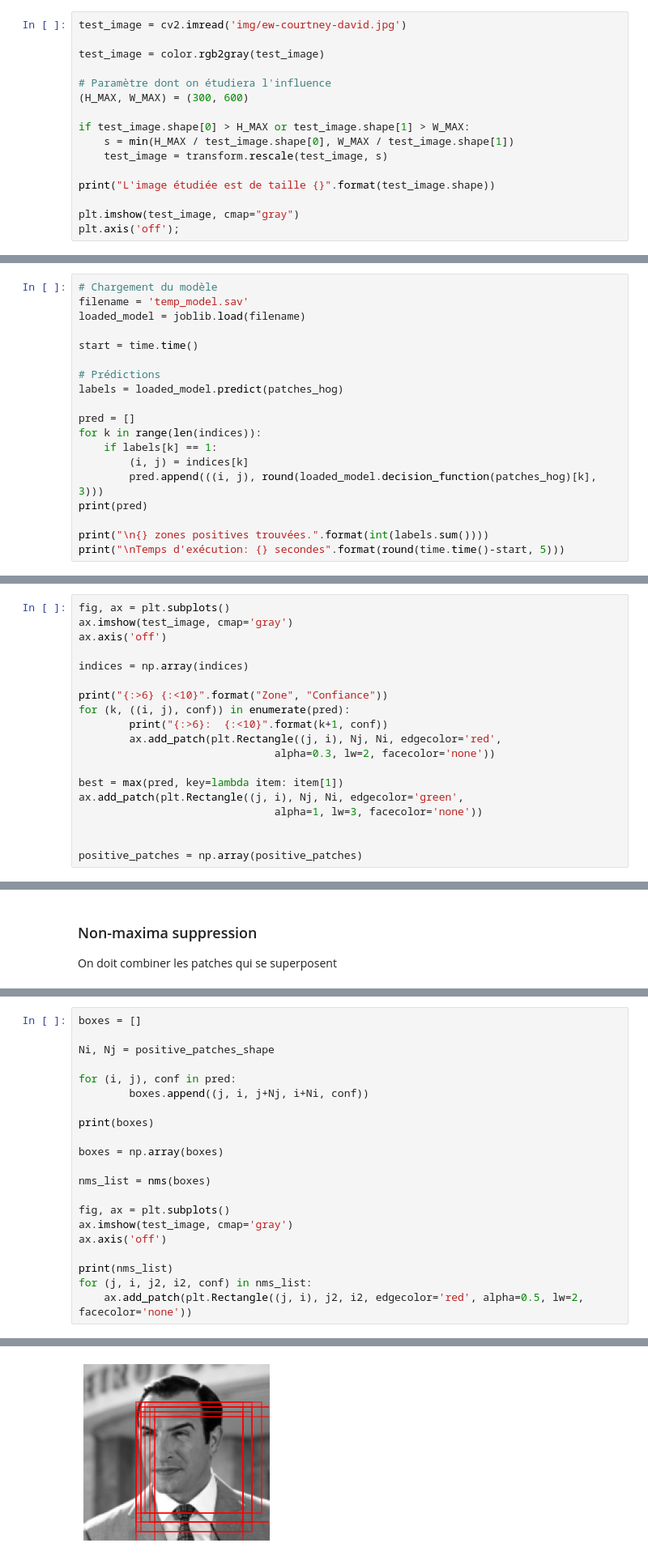
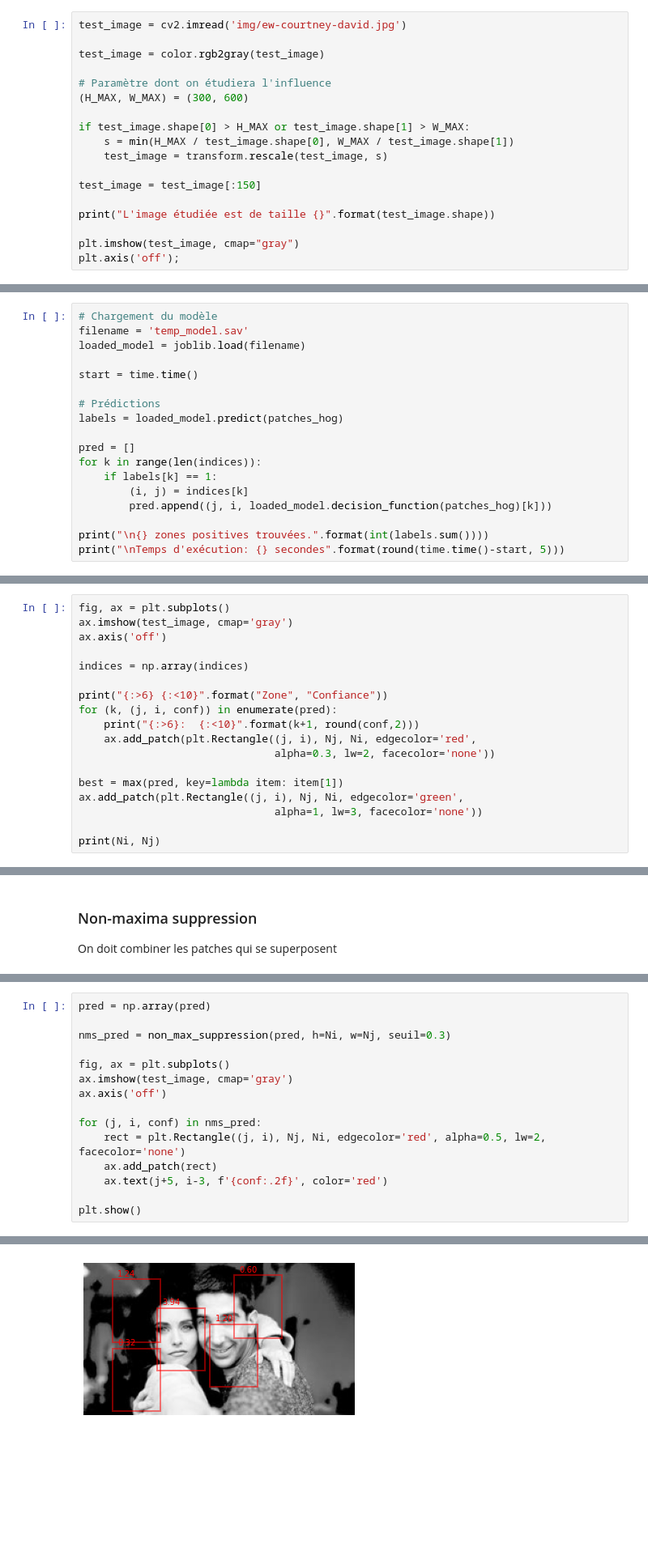
Before and after one commit to Jules02/TIPE, a Jupyter notebook: main.ipynb, the cells around one changed output, grey strips where cells are left out. Shown at 81% size. Saved outputs shown, nothing was run; the diff lists cells and outputs as text; blank space fills up the shorter version.

```diff
--- a/main.ipynb
+++ b/main.ipynb
@@ -28,6 +28,8 @@ if test_image.shape[0] > H_MAX or test_image.shape[1] > W_MAX:
     s = min(H_MAX / test_image.shape[0], W_MAX / test_image.shape[1])
     test_image = transform.rescale(test_image, s)
 
+test_image = test_image[:150]
+
 print("L'image étudiée est de taille {}".format(test_image.shape))
 
 plt.imshow(test_image, cmap="gray")
@@ -152,8 +154,7 @@ pred = []
 for k in range(len(indices)):
     if labels[k] == 1:
         (i, j) = indices[k]
-        pred.append(((i, j), round(loaded_model.decision_function(patches_hog)[k], 3)))
-print(pred)
+        pred.append((j, i, loaded_model.decision_function(patches_hog)[k]))
 
 print("\n{} zones positives trouvées.".format(int(labels.sum())))
 print("\nTemps d'exécution: {} secondes".format(round(time.time()-start, 5)))
@@ -173,16 +172,15 @@ ax.axis('off')
 indices = np.array(indices)
 
 print("{:>6} {:<10}".format("Zone", "Confiance"))
-for (k, ((i, j), conf)) in enumerate(pred):
-        print("{:>6}:  {:<10}".format(k+1, conf))
-        ax.add_patch(plt.Rectangle((j, i), Nj, Ni, edgecolor='red',
+for (k, (j, i, conf)) in enumerate(pred):
+    print("{:>6}:  {:<10}".format(k+1, round(conf,2)))
+    ax.add_patch(plt.Rectangle((j, i), Nj, Ni, edgecolor='red',
                                alpha=0.3, lw=2, facecolor='none'))
 
 best = max(pred, key=lambda item: item[1])
 ax.add_patch(plt.Rectangle((j, i), Nj, Ni, edgecolor='green',
                                alpha=1, lw=3, facecolor='none'))
 
-
-positive_patches = np.array(positive_patches)
+print(Ni, Nj)
 # %% [output]
   Zone Confiance
@@ -265,22 +246,16 @@ def nms(bboxes_list):
 # %%
-boxes = []
+pred = np.array(pred)
 
-Ni, Nj = positive_patches_shape
-
-for (i, j), conf in pred:
-        boxes.append((j, i, j+Nj, i+Ni, conf))
-
-print(boxes)
-
-boxes = np.array(boxes)
-
-nms_list = nms(boxes)
+nms_pred = non_max_suppression(pred, h=Ni, w=Nj, seuil=0.3)
 
 fig, ax = plt.subplots()
 ax.imshow(test_image, cmap='gray')
 ax.axis('off')
 
-print(nms_list)
-for (j, i, j2, i2, conf) in nms_list:
-    ax.add_patch(plt.Rectangle((j, i), j2, i2, edgecolor='red', alpha=0.5, lw=2, facecolor='none'))
+for (j, i, conf) in nms_pred:
+    rect = plt.Rectangle((j, i), Nj, Ni, edgecolor='red', alpha=0.5, lw=2, facecolor='none')
+    ax.add_patch(rect)
+    ax.text(j+5, i-3, f'{conf:.2f}', color='red')
+
+plt.show()
 # %% [output]
@@ -304 +262 @@ for (j, i, j2, i2, conf) in nms_list:
-[figure, old version]
+[figure, new version]
```
Also changed, not shown: parts of 7 cells of this notebook, 1 other file.
